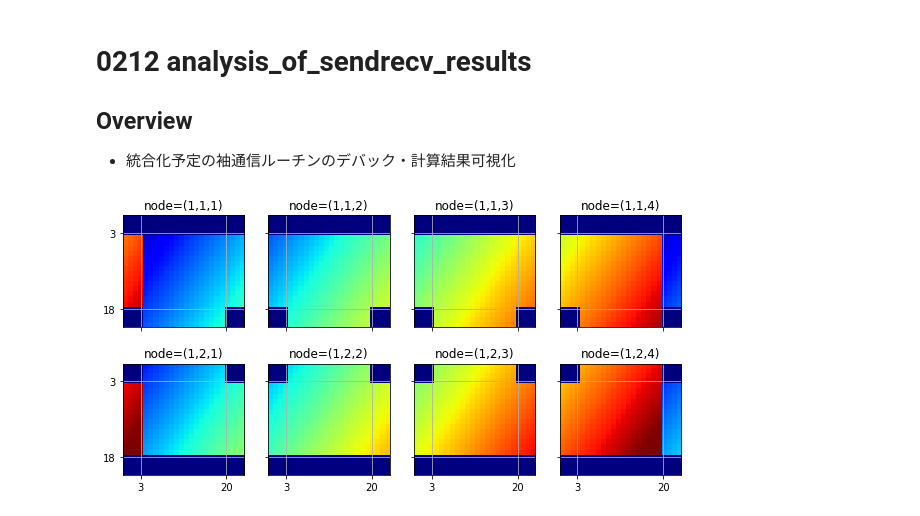
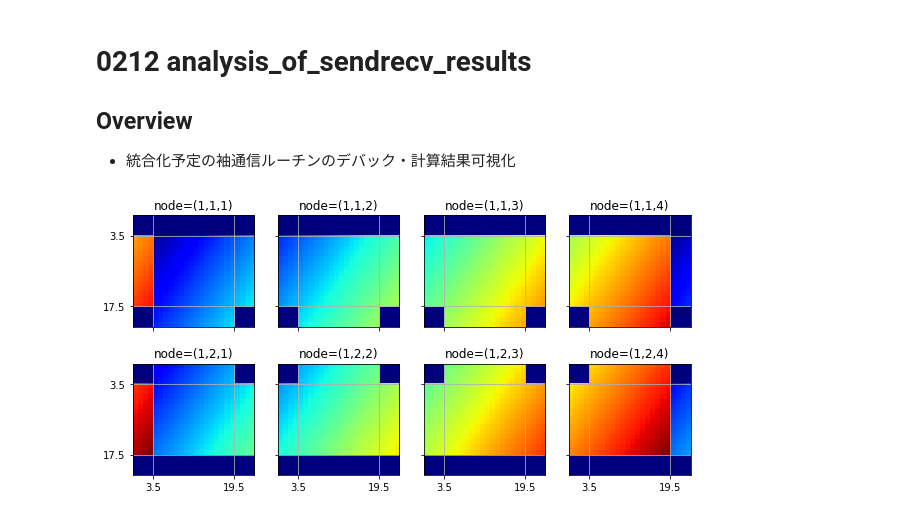
Before and after one commit to uemoto1/sendrecv_grid, a Jupyter notebook: 0212_analysis_of_sendrecv_results.ipynb, the cells around one changed output. Cells and saved outputs as stored; diff of their text form; code cells hidden in the pictures.

```diff
--- a/0212_analysis_of_sendrecv_results.ipynb
+++ b/0212_analysis_of_sendrecv_results.ipynb
@@ -30,11 +30,13 @@ dat = np.load("./test003_result.npz")
 # %%
 fig, axes = plt.subplots(2, 4, sharex=True, sharey=True, figsize=[10, 5])
 
+k = 0
+
 for i, j in np.ndindex(2, 4):
-    axes[i][j].imshow(dat["result"][1,i,j,4,:,:,0], cmap="jet", clim=[0, 250])
-    axes[i][j].set_title("node=(1,%d,%d)" % (i+1, j+1))
-    axes[i][j].set_xticks([4-1, 16+4])
-    axes[i][j].set_yticks([4-1, 14+4])
+    axes[i][j].imshow(dat["result"][k,i,j,4,:,:,0], cmap="jet", clim=[0, 250])
+    axes[i][j].set_title("node=(%d,%d,%d)" % (k+1, i+1, j+1))
+    axes[i][j].set_xticks([4-1+0.5, 16+4-0.5])
+    axes[i][j].set_yticks([4-1+0.5, 14+4-0.5])
     axes[i][j].grid()
 # %% [output]
-[figure, old version]
+[figure, new version]
```
Also changed, not shown: parts of 2 cells of this notebook, 1 other file.
